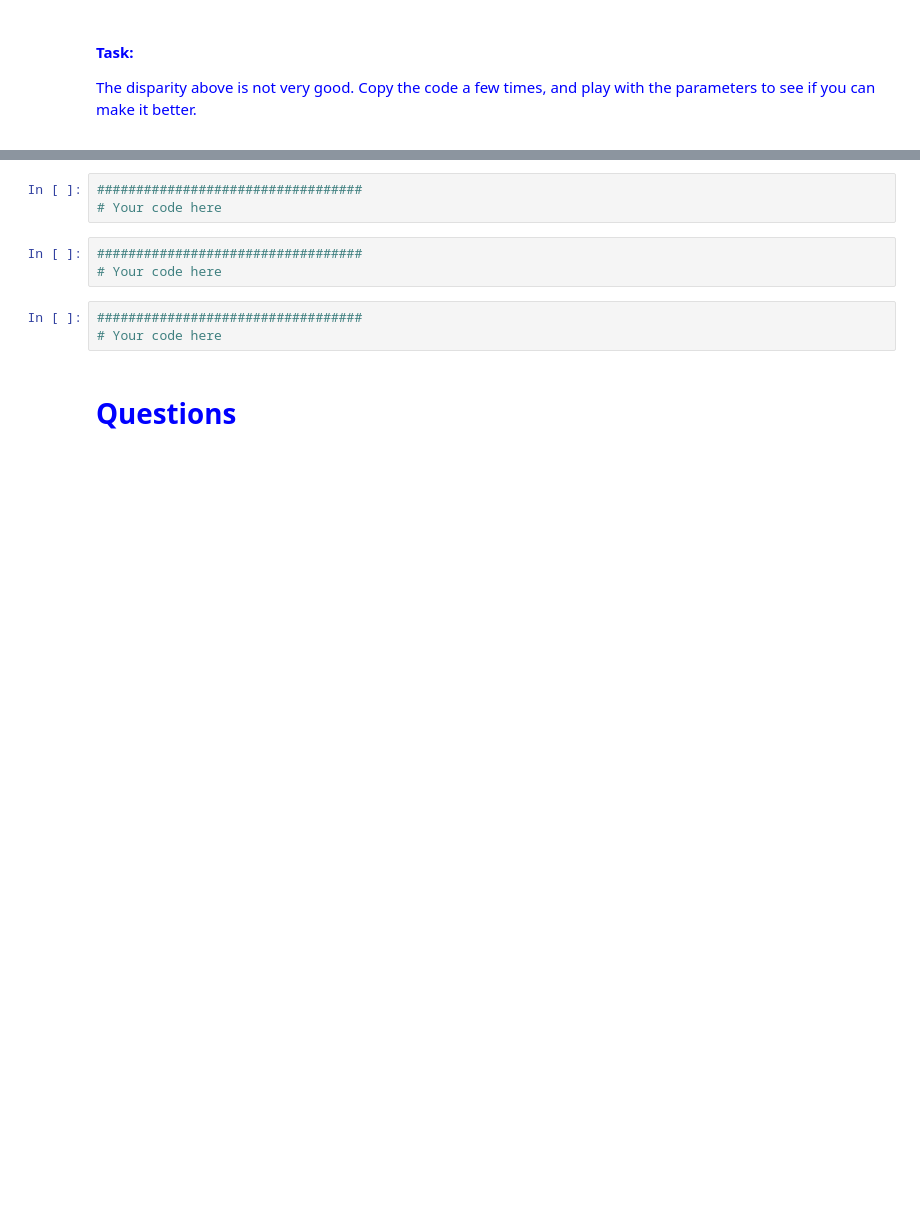
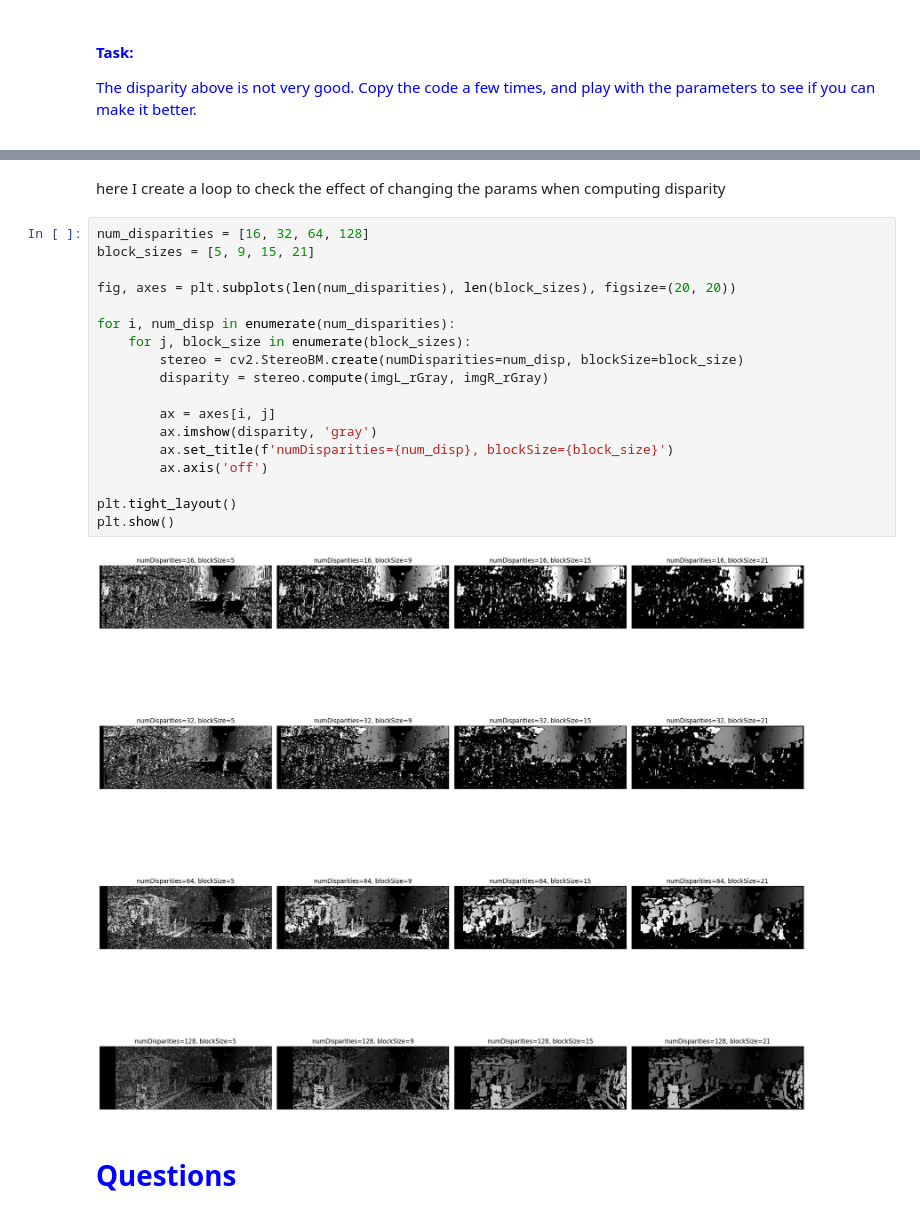
Before and after one commit to saeedAbdulraheem-ui/geometric_computer_vision, a Jupyter notebook: task3/Assignment 3c_Stereo_24177075.ipynb, the cells around one changed output, grey strips where cells are left out. Drawn from its saved outputs; the diff is of its cells as text; blank space fills up the shorter version.

```diff
--- a/task3/Assignment 3c_Stereo_24177075.ipynb
+++ b/task3/Assignment 3c_Stereo_24177075.ipynb
@@ -162,12 +195,25 @@ The disparity above is not very good. Copy the code a few times, and play with t
+# %% [markdown]
+here I create a loop to check the effect of changing the params when computing disparity
 # %%
-##################################
-# Your code here
+num_disparities = [16, 32, 64, 128]
+block_sizes = [5, 9, 15, 21]
+
+fig, axes = plt.subplots(len(num_disparities), len(block_sizes), figsize=(20, 20))
+
+for i, num_disp in enumerate(num_disparities):
+    for j, block_size in enumerate(block_sizes):
+        stereo = cv2.StereoBM.create(numDisparities=num_disp, blockSize=block_size)
+        disparity = stereo.compute(imgL_rGray, imgR_rGray)
+
+        ax = axes[i, j]
+        ax.imshow(disparity, 'gray')
+        ax.set_title(f'numDisparities={num_disp}, blockSize={block_size}')
+        ax.axis('off')
+
+plt.tight_layout()
+plt.show()
+# %% [output]
+[figure, added]
-# %%
-##################################
-# Your code here
-# %%
-##################################
-# Your code here
 # %% [markdown]
 <font color='blue'>
 
```
Also changed, not shown: parts of 5 cells of this notebook, 2 other files.
